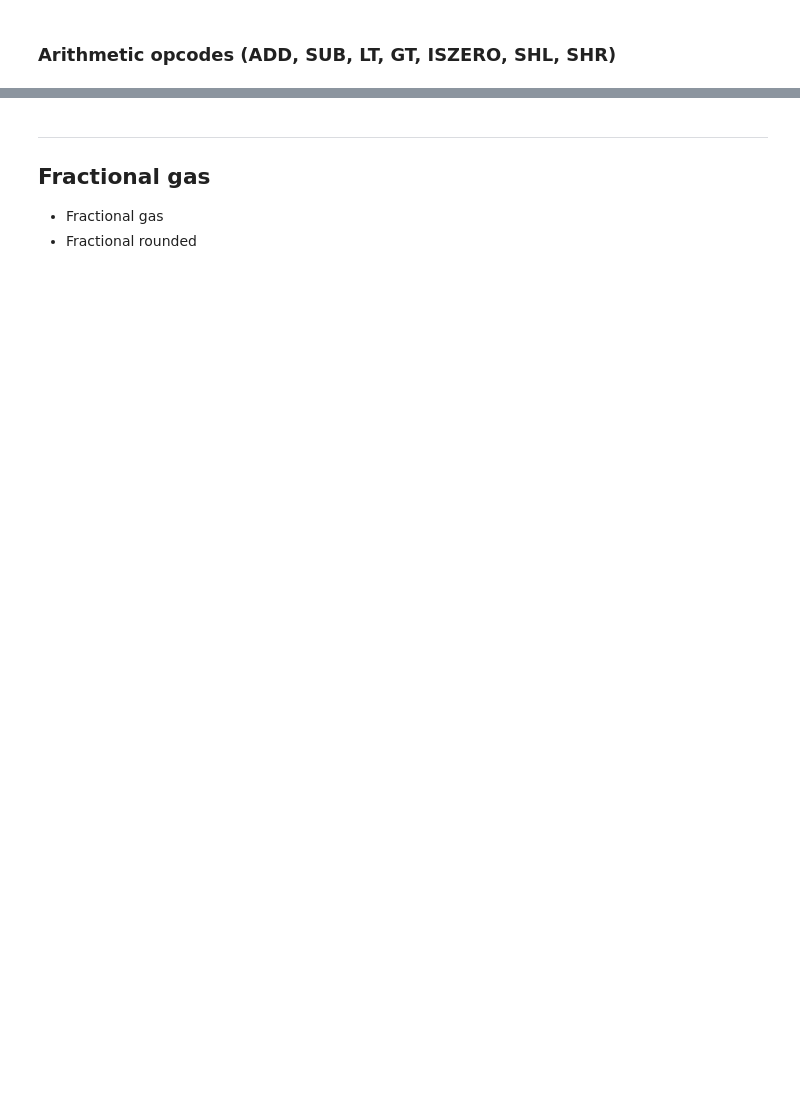
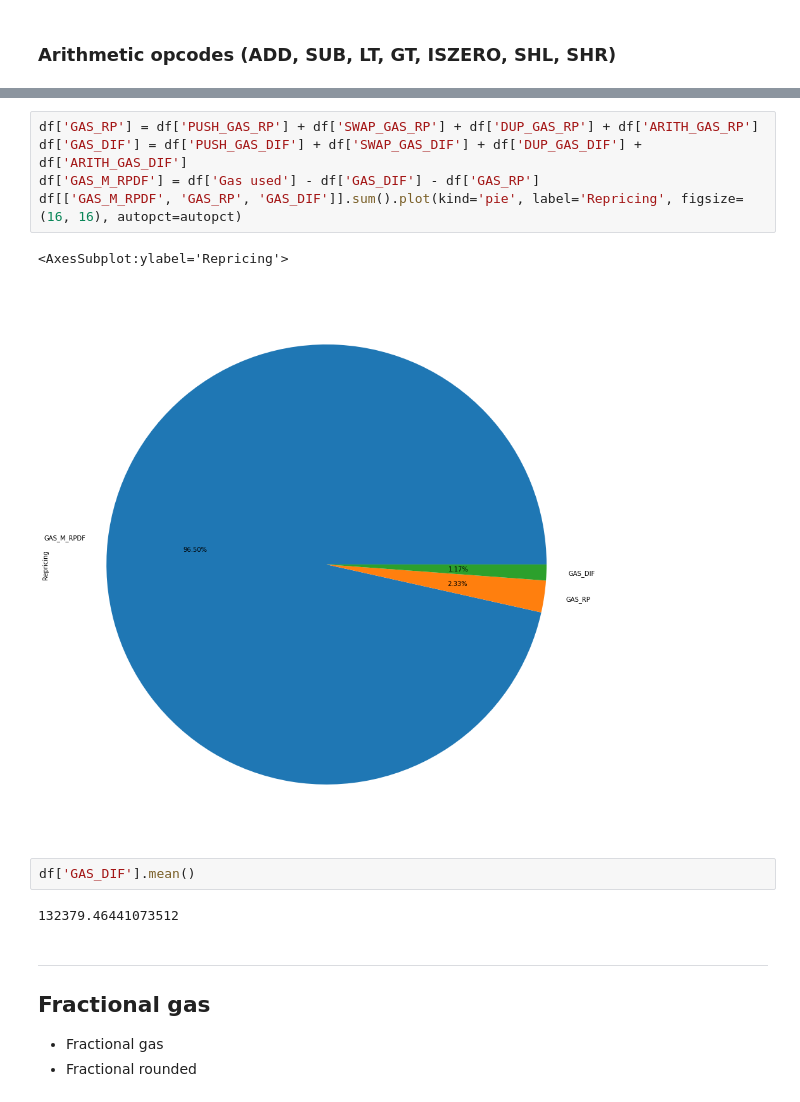
Before and after one commit to hugo-dc/opcode_usage, a Jupyter notebook: notebook/evm_price_improvements.ipynb, the cells around one changed output, grey strips where cells are left out. Drawn from its saved outputs; the diff is of its cells as text; blank space fills up the shorter version.

```diff
--- a/notebook/evm_price_improvements.ipynb
+++ b/notebook/evm_price_improvements.ipynb
@@ -175,3 +278,15 @@ df['DUP_GAS_DIF'].mean()
+# %%
+df['GAS_RP'] = df['PUSH_GAS_RP'] + df['SWAP_GAS_RP'] + df['DUP_GAS_RP'] + df['ARITH_GAS_RP']
+df['GAS_DIF'] = df['PUSH_GAS_DIF'] + df['SWAP_GAS_DIF'] + df['DUP_GAS_DIF'] + df['ARITH_GAS_DIF']
+df['GAS_M_RPDF'] = df['Gas used'] - df['GAS_DIF'] - df['GAS_RP']
+df[['GAS_M_RPDF', 'GAS_RP', 'GAS_DIF']].sum().plot(kind='pie', label='Repricing', figsize=(16, 16), autopct=autopct)
+# %% [output]
+<AxesSubplot:ylabel='Repricing'>
+[figure, added]
+# %%
+df['GAS_DIF'].mean()
+# %% [output]
+132379.46441073512
 # %% [markdown]
 ----
 
```
Also changed, not shown: parts of 18 cells of this notebook.
